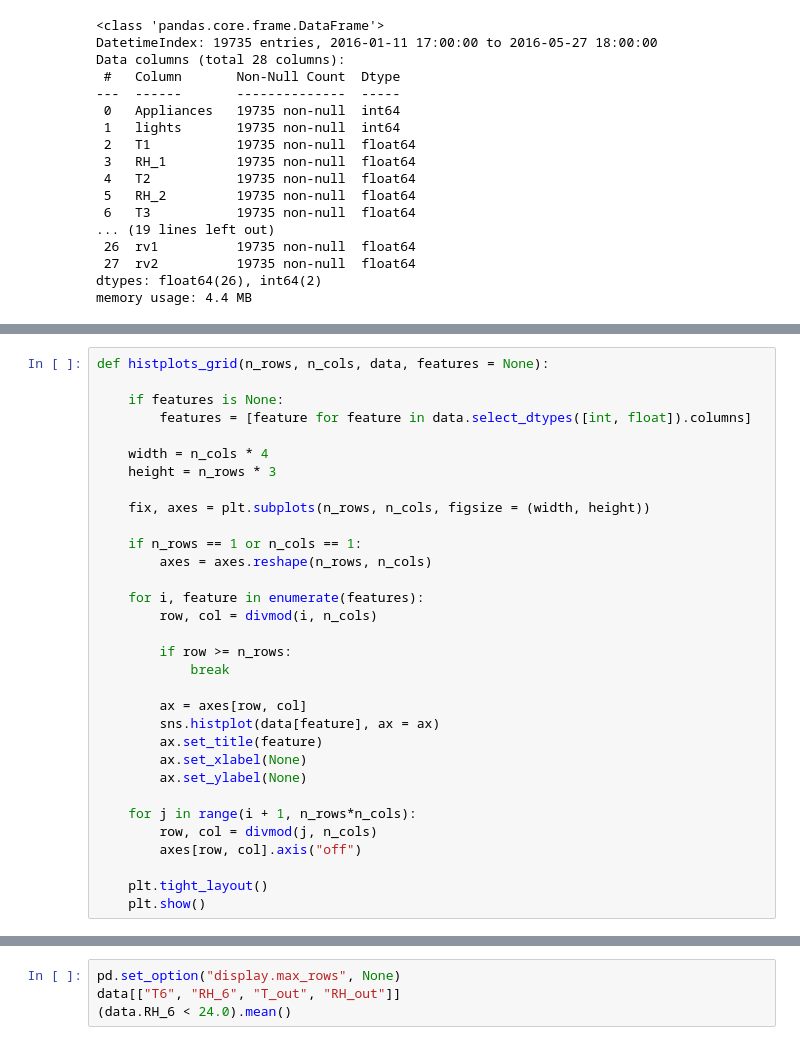
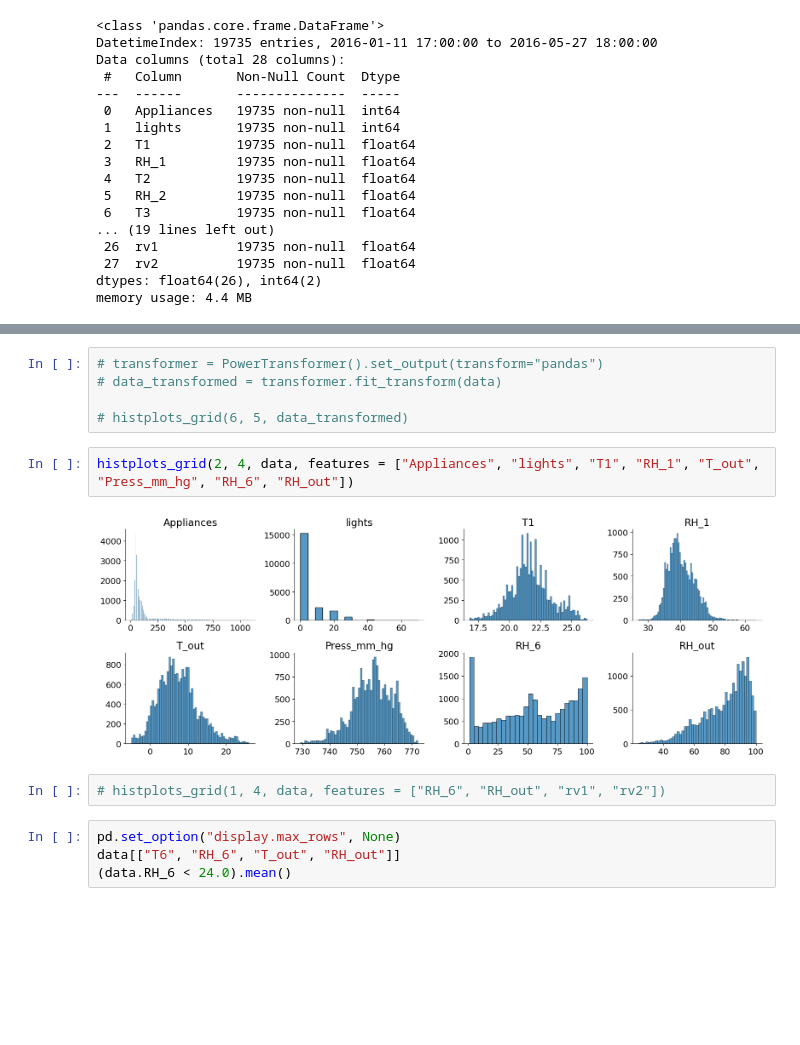
Before and after one commit to k-katarzyna/Appliances_Energy_Prediction, a Jupyter notebook: Appliances_energy_prediction/energy_main.ipynb, the cells around one changed output, grey strips where cells are left out. Drawn from its saved outputs; the diff is of its cells as text; blank space fills up the shorter version.

```diff
--- a/Appliances_energy_prediction/energy_main.ipynb
+++ b/Appliances_energy_prediction/energy_main.ipynb
@@ -154,36 +137,4 @@ data.describe().round(2)
 | 50% | 60.00 | 0.00 | 21.60 | 39.66 | 20.00 | 40.50 | 22.10 | 38.53 | 20.67 | 38.40 | 19.39 | ... |
 | 75% | 100.00 | 0.00 | 22.60 | 43.07 | 21.50 | 43.26 | 23.29 | 41.76 | 22.10 | 42.16 | 20.62 | ... |
 | max | 1080.00 | 70.00 | 26.26 | 63.36 | 29.86 | 56.03 | 29.24 | 50.16 | 26.20 | 51.09 | 25.80 | ... |
-# %%
-def histplots_grid(n_rows, n_cols, data, features = None):
-
-    if features is None:
-        features = [feature for feature in data.select_dtypes([int, float]).columns]
-
-    width = n_cols * 4
-    height = n_rows * 3
-
-    fix, axes = plt.subplots(n_rows, n_cols, figsize = (width, height))
-
-    if n_rows == 1 or n_cols == 1:
-        axes = axes.reshape(n_rows, n_cols)
-
-    for i, feature in enumerate(features):
-        row, col = divmod(i, n_cols)
-
-        if row >= n_rows:
-            break
-
-        ax = axes[row, col]
-        sns.histplot(data[feature], ax = ax)
-        ax.set_title(feature)
-        ax.set_xlabel(None)
-        ax.set_ylabel(None)
-
-    for j in range(i + 1, n_rows*n_cols):
-        row, col = divmod(j, n_cols)
-        axes[row, col].axis("off")
-
-    plt.tight_layout()
-    plt.show()
 # %%
@@ -193,3 +142,14 @@ histplots_grid(6, 5, data)
+# %%
+# transformer = PowerTransformer().set_output(transform="pandas")
+# data_transformed = transformer.fit_transform(data)
+
+# histplots_grid(6, 5, data_transformed)
+# %%
+histplots_grid(2, 4, data, features = ["Appliances", "lights", "T1", "RH_1", "T_out", "Press_mm_hg", "RH_6", "RH_out"])
+# %% [output]
+[figure, added]
+# %%
+# histplots_grid(1, 4, data, features = ["RH_6", "RH_out", "rv1", "rv2"])
 # %%
 pd.set_option("display.max_rows", None)
 data[["T6", "RH_6", "T_out", "RH_out"]]
```
Also changed, not shown: parts of 51 cells of this notebook, 2 other files.
